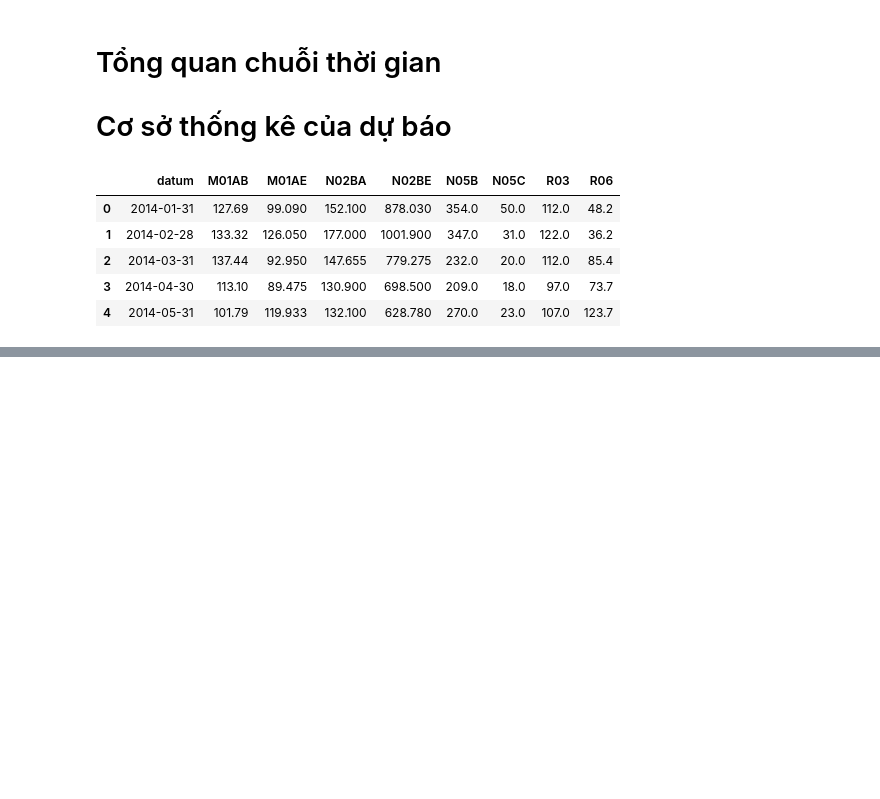
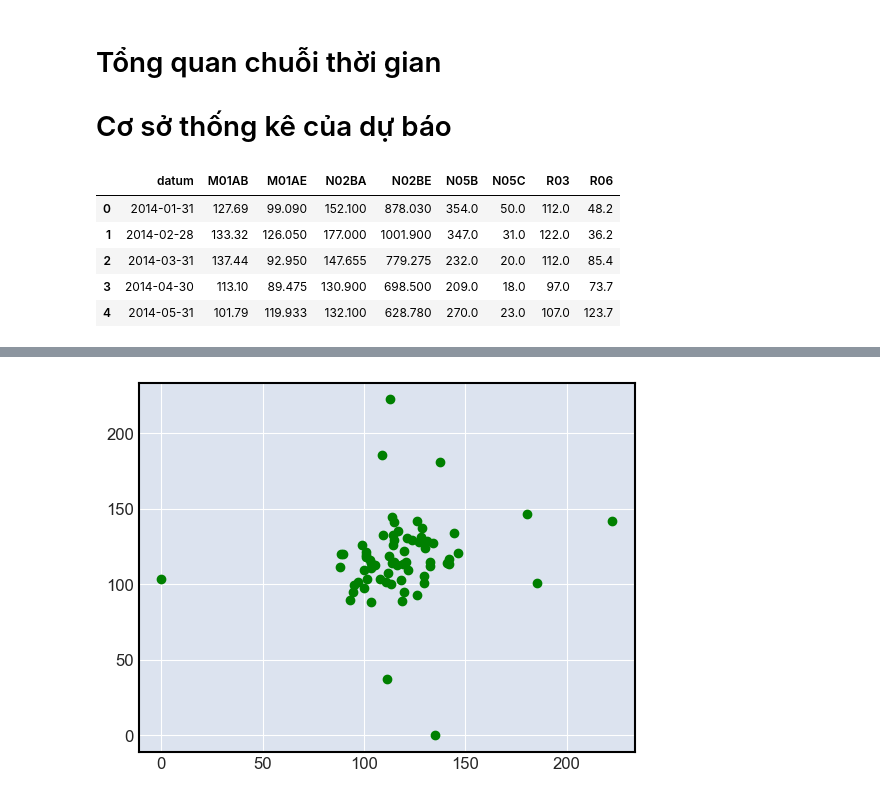
Before and after one commit to tranquocthien/Time-series-analysis, a Jupyter notebook: 2-tong-quan-chuoi-thoi-gian.ipynb, the cells around one changed output, grey strips where cells are left out. Cells and saved outputs as stored; diff of their text form; code cells hidden in the pictures; blank space fills up the shorter version.

```diff
--- a/2-tong-quan-chuoi-thoi-gian.ipynb
+++ b/2-tong-quan-chuoi-thoi-gian.ipynb
@@ -104,0 +107,9 @@ fplt.plot(df,
+# %%
+
+data = sales['M01AE'].values
+#xen ke lan nhau
+#Gia tri 0 den -1
+x = data[:-1]
+#Gia tri tu 1
+y = data[1:]
+print(np.vstack([x,y]).T)
@@ -104,0 +134,5 @@ fplt.plot(df,
+# %%
+plt.scatter(x,y, color='green')
+plt.show()
+# %% [output]
+[figure, added]
```
Also changed, not shown: parts of 30 cells of this notebook, 2 other files.
